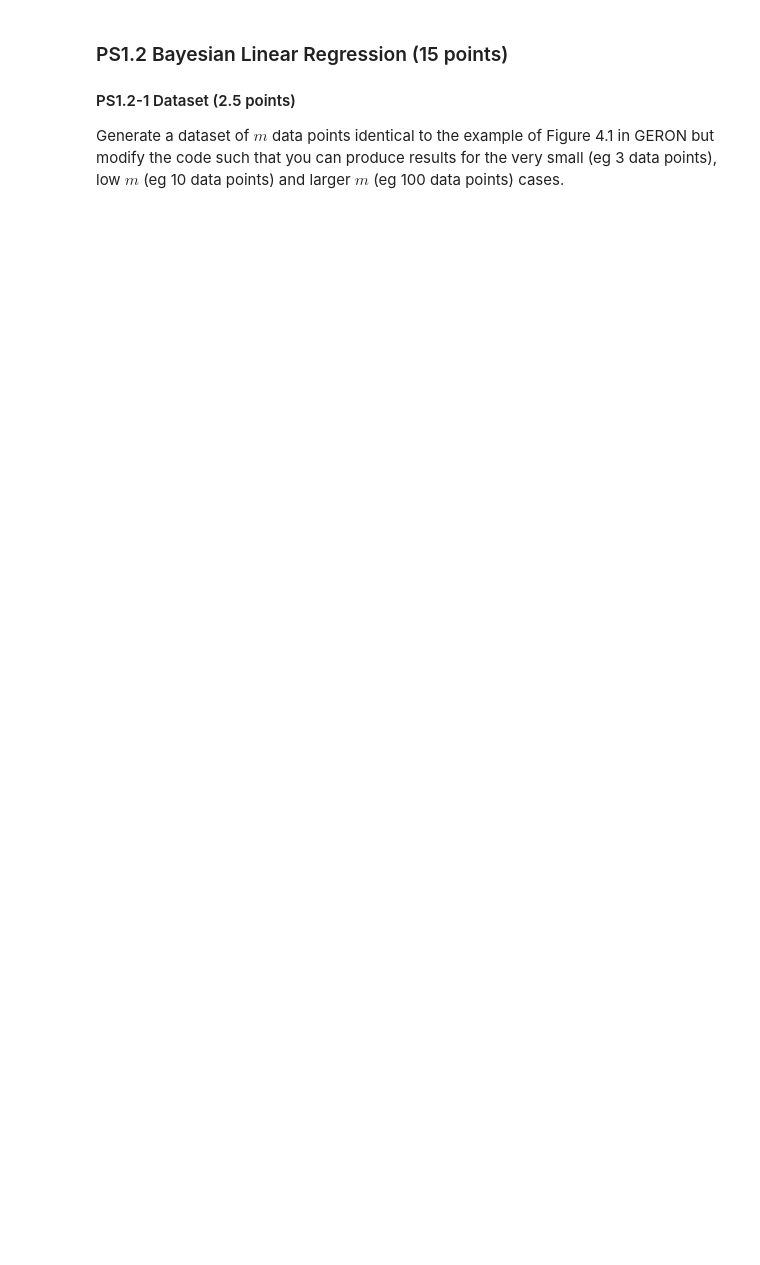
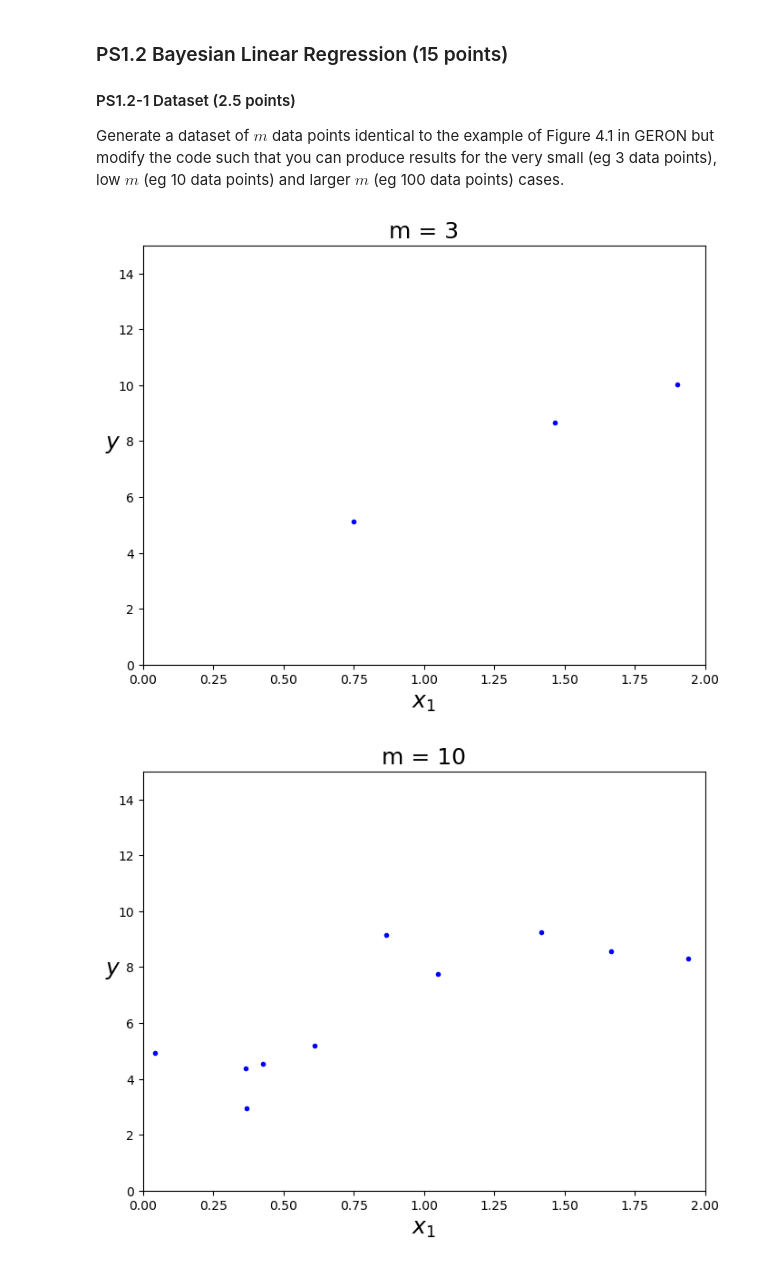
Before and after one commit to stevenkyritsis/AI-Projects, a Jupyter notebook: take-home.ipynb, the cells around one changed output. Saved outputs shown, nothing was run; the diff lists cells and outputs as text; code cells hidden in the pictures; blank space fills up the shorter version.

```diff
--- a/take-home.ipynb
+++ b/take-home.ipynb
@@ -74,7 +141,21 @@ Generate a dataset of $m$ data points identical to the example of Figure 4.1 in
 # %%
 import numpy as np
 
 np.random.seed(42)  # to make this code example reproducible
-m = 100  # number of instances
-X = 2 * np.random.rand(m, 1)  # column vector
-y = 4 + 3 * X + np.random.randn(m, 1)  # column vector
+m_values = [3, 10, 100]  # number of instances
+
+for m in m_values:
+    X = 2 * np.random.rand(m, 1)  # column vector
+    y = 4 + 3 * X + np.random.randn(m, 1)  # column vector
+
+    # Plot the data points
+    plt.figure(figsize=(8, 6))
+    plt.plot(X, y, "b.")
+    plt.xlabel("$x_1$", fontsize=18)
+    plt.ylabel("$y$", rotation=0, fontsize=18)
+    plt.title(f"m = {m}", fontsize=18)
+    plt.axis([0, 2, 0, 15])
+    plt.show()
+# %% [output]
+[figure, added]
+[figure, added]
```
Also changed, not shown: parts of 3 cells of this notebook.
